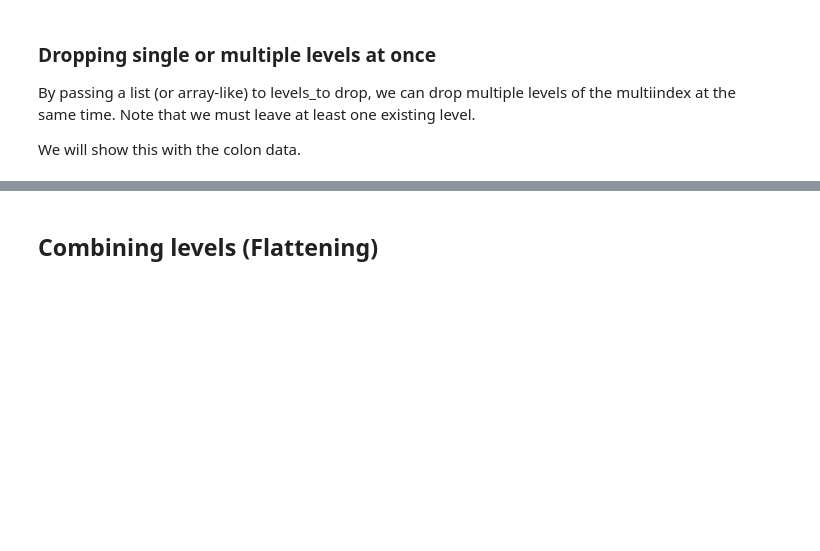
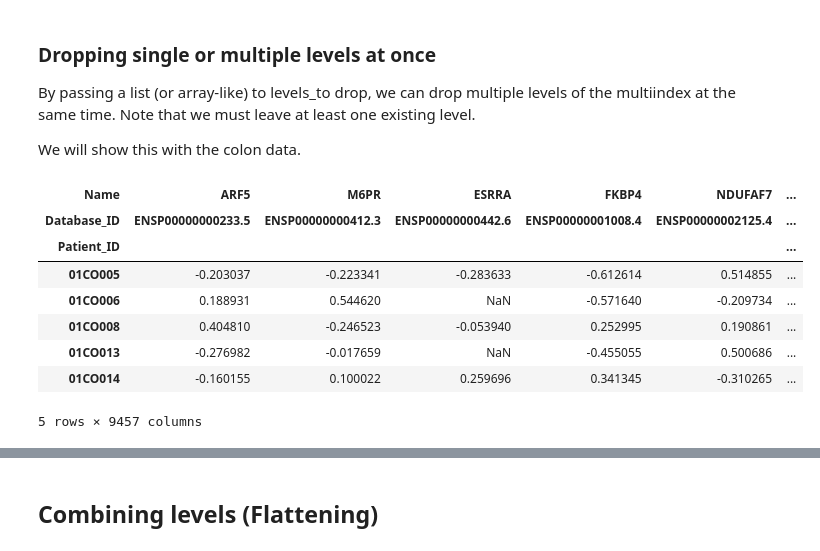
Before and after one commit to PayneLab/cptac, a Jupyter notebook: notebooks/tutorial04_multiindex.ipynb, the cells around one changed output, grey strips where cells are left out. Cells and saved outputs as stored; diff of their text form; code cells hidden in the pictures; blank space fills up the shorter version.

```diff
--- a/notebooks/tutorial04_multiindex.ipynb
+++ b/notebooks/tutorial04_multiindex.ipynb
@@ -83,8 +150,18 @@ By passing a list (or array-like) to levels_to drop, we can drop multiple levels
 
 We will show this with the colon data.
 # %%
-#colon = cptac.Colon()
-#phospho = colon.get_proteomics()
-#phospho.head()
-cptac.get_cancer_options()
+colon = cptac.Coad()
+prot = colon.get_proteomics('umich')
+prot.head()
+#cptac.get_cancer_info()
+# %% [output]
+| Name | ARF5 | M6PR | ESRRA | FKBP4 | NDUFAF7 | ... |
+| Database_ID | ENSP00000000233.5 | ENSP00000000412.3 | ENSP00000000442.6 | ENSP00000001008.4 | ENSP00000002125.4 | ... |
+| Patient_ID |  |  |  |  |  | ... |
+| 01CO005 | -0.203037 | -0.223341 | -0.283633 | -0.612614 | 0.514855 | ... |
+| 01CO006 | 0.188931 | 0.544620 | NaN | -0.571640 | -0.209734 | ... |
+| 01CO008 | 0.404810 | -0.246523 | -0.053940 | 0.252995 | 0.190861 | ... |
+| 01CO013 | -0.276982 | -0.017659 | NaN | -0.455055 | 0.500686 | ... |
+| 01CO014 | -0.160155 | 0.100022 | 0.259696 | 0.341345 | -0.310265 | ... |
+5 rows × 9457 columns
 # %%
```
Also changed, not shown: parts of 14 cells of this notebook, 4 other files.
